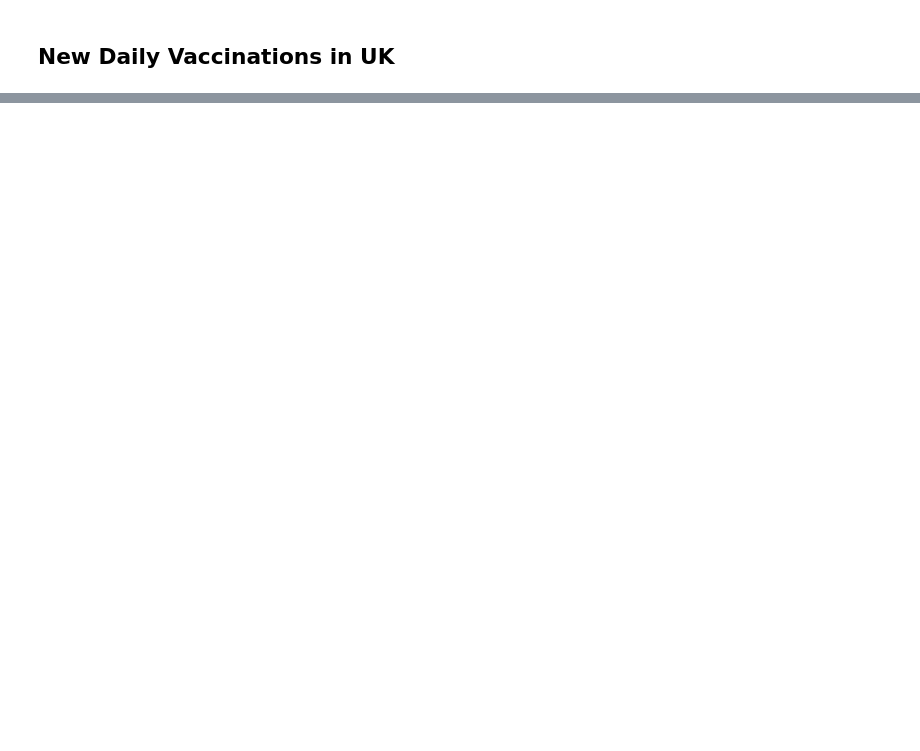
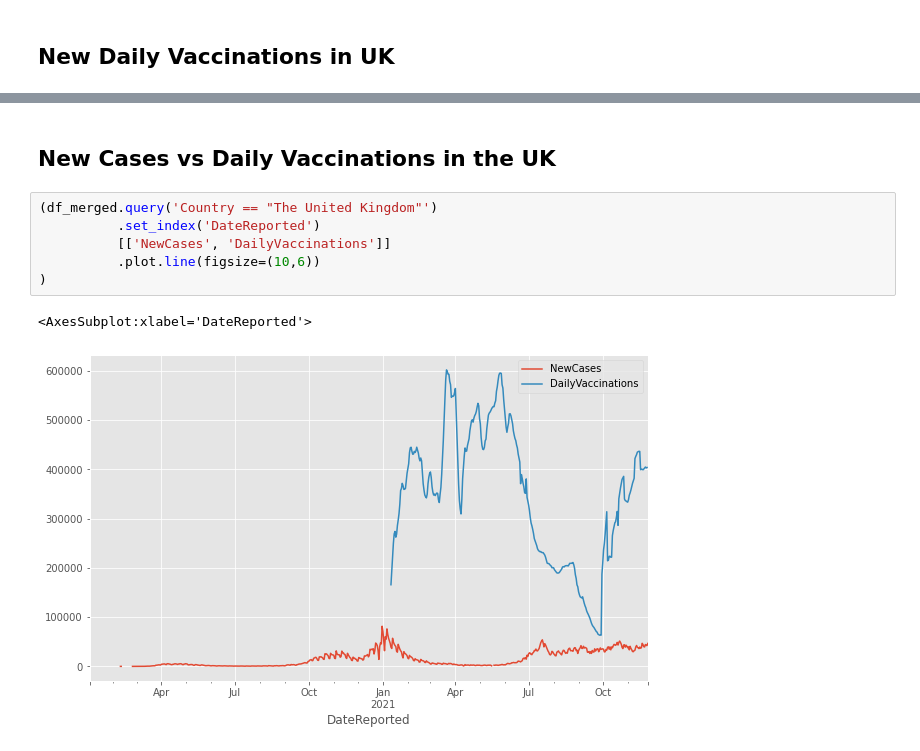
Before and after one commit to lyubol/Pandas-ETL---Covid, a Jupyter notebook: data_analysis.ipynb, the cells around one changed output, grey strips where cells are left out. Drawn from its saved outputs; the diff is of its cells as text; blank space fills up the shorter version.

```diff
--- a/data_analysis.ipynb
+++ b/data_analysis.ipynb
@@ -133,0 +133,11 @@ plt.title('New Daily Confirmed Cases in UK', y=1.02, fontsize=15);
+# %% [markdown]
+## New Cases vs Daily Vaccinations in the UK
+# %%
+(df_merged.query('Country == "The United Kingdom"')
+          .set_index('DateReported')
+          [['NewCases', 'DailyVaccinations']]
+          .plot.line(figsize=(10,6))
+)
+# %% [output]
+<AxesSubplot:xlabel='DateReported'>
+[figure, added]
```
Also changed, not shown: parts of 10 cells of this notebook, 9 other files.
